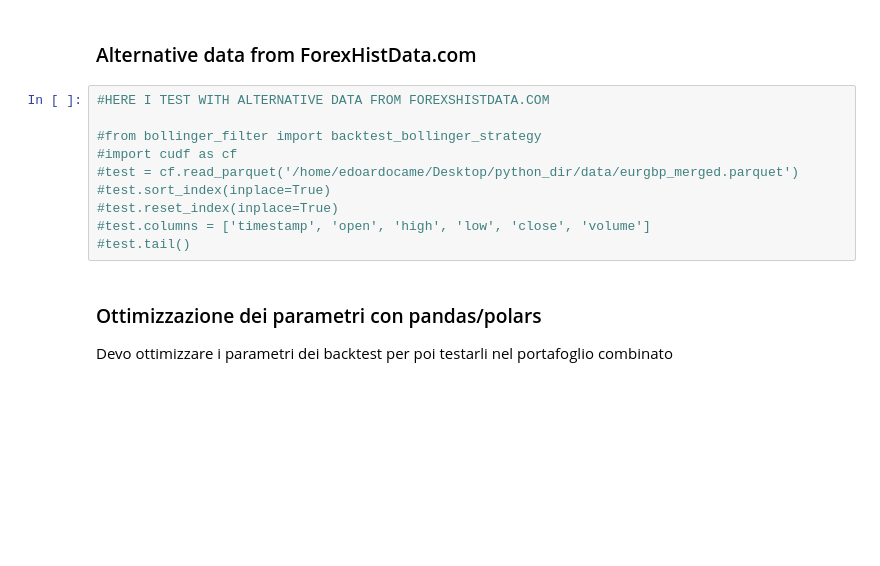
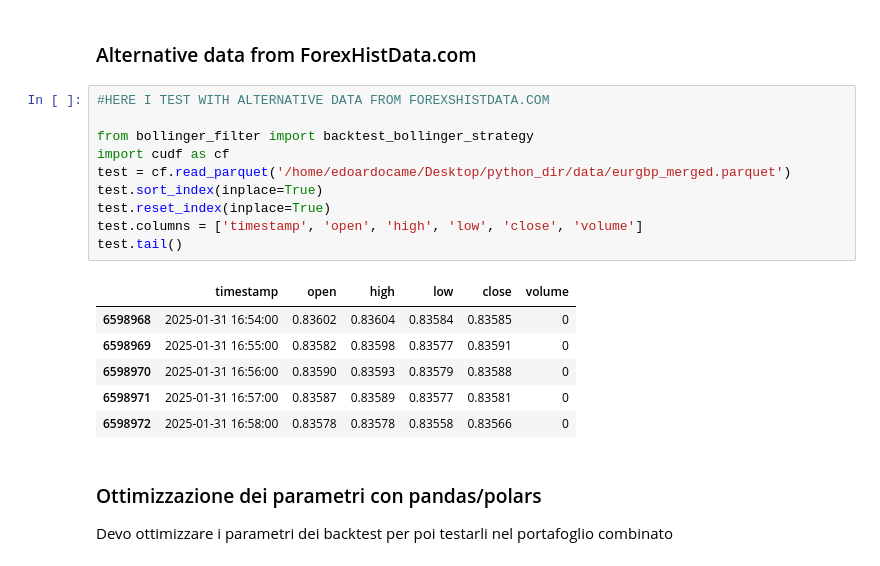
Before and after one commit to edoardoCame/PythonMiniTutorials, a Jupyter notebook: trading strategies/MyOwnBacktester/transition to cuDF/parameters optimization.ipynb, the cells around one changed output. Cells and saved outputs as stored; diff of their text form; blank space fills up the shorter version.

```diff
--- a/trading strategies/MyOwnBacktester/transition to cuDF/parameters optimization.ipynb
+++ b/trading strategies/MyOwnBacktester/transition to cuDF/parameters optimization.ipynb
@@ -19,13 +19,20 @@ eurgbp_test = eurgbp.iloc[int(len(eurgbp)*train_size):] #$selects the second sli
 # %%
 #HERE I TEST WITH ALTERNATIVE DATA FROM FOREXSHISTDATA.COM
 
-#from bollinger_filter import backtest_bollinger_strategy
-#import cudf as cf
-#test = cf.read_parquet('/home/edoardocame/Desktop/python_dir/data/eurgbp_merged.parquet')
-#test.sort_index(inplace=True)
-#test.reset_index(inplace=True)
-#test.columns = ['timestamp', 'open', 'high', 'low', 'close', 'volume']
-#test.tail()
+from bollinger_filter import backtest_bollinger_strategy
+import cudf as cf
+test = cf.read_parquet('/home/edoardocame/Desktop/python_dir/data/eurgbp_merged.parquet')
+test.sort_index(inplace=True)
+test.reset_index(inplace=True)
+test.columns = ['timestamp', 'open', 'high', 'low', 'close', 'volume']
+test.tail()
+# %% [output]
+|  | timestamp | open | high | low | close | volume |
+| 6598968 | 2025-01-31 16:54:00 | 0.83602 | 0.83604 | 0.83584 | 0.83585 | 0 |
+| 6598969 | 2025-01-31 16:55:00 | 0.83582 | 0.83598 | 0.83577 | 0.83591 | 0 |
+| 6598970 | 2025-01-31 16:56:00 | 0.83590 | 0.83593 | 0.83579 | 0.83588 | 0 |
+| 6598971 | 2025-01-31 16:57:00 | 0.83587 | 0.83589 | 0.83577 | 0.83581 | 0 |
+| 6598972 | 2025-01-31 16:58:00 | 0.83578 | 0.83578 | 0.83558 | 0.83566 | 0 |
 # %% [markdown]
 ### Ottimizzazione dei parametri con pandas/polars
 Devo ottimizzare i parametri dei backtest per poi testarli nel portafoglio combinato
```
Also changed, not shown: parts of 1 cell of this notebook, 1 other file.
